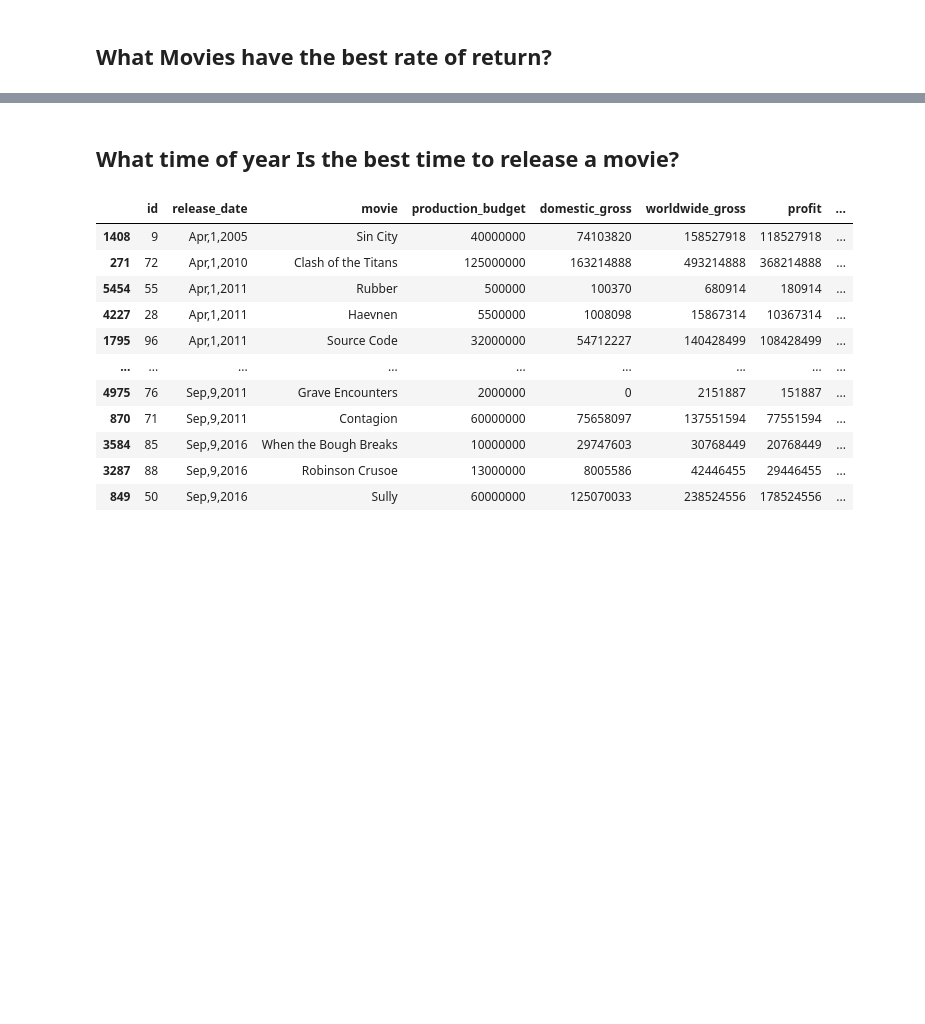
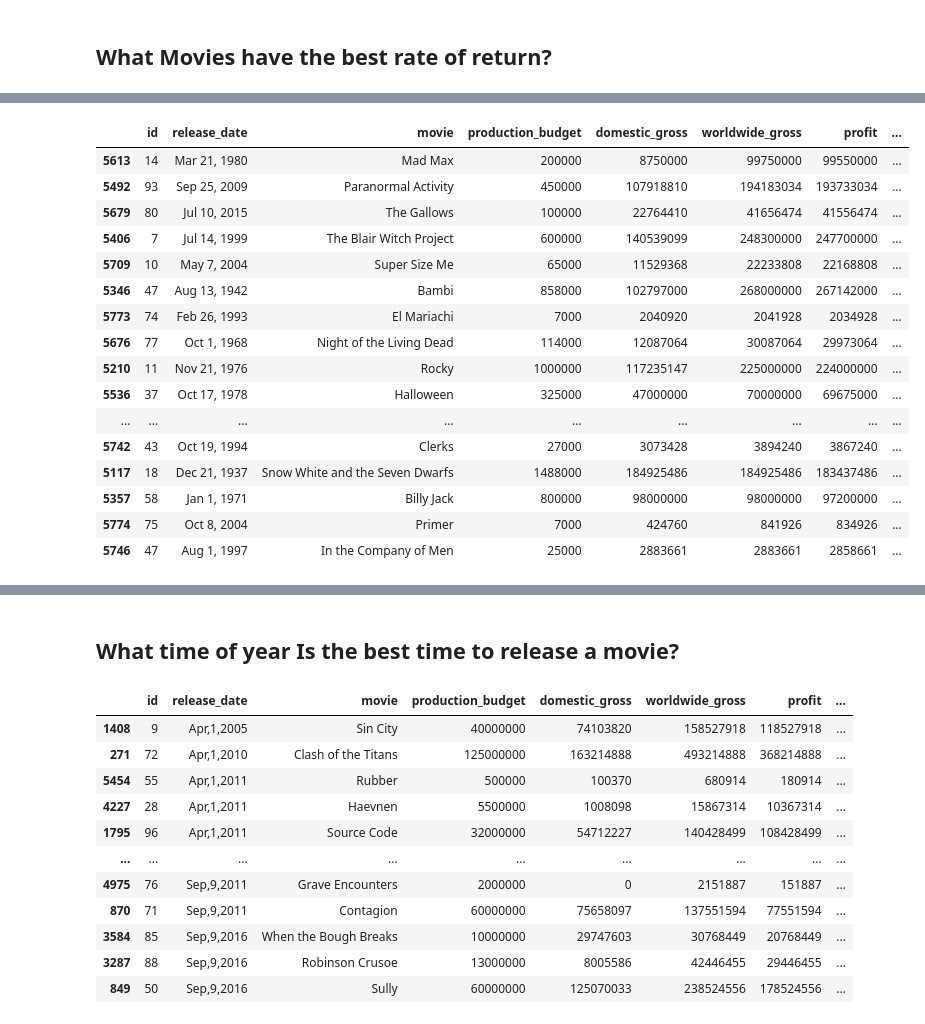
Before and after one commit to camdeman/MMA, a Jupyter notebook: Movies_Cameron.ipynb, the cells around one changed output, grey strips where cells are left out. Cells and saved outputs as stored; diff of their text form; code cells hidden in the pictures; blank space fills up the shorter version.

```diff
--- a/Movies_Cameron.ipynb
+++ b/Movies_Cameron.ipynb
@@ -248,0 +156,20 @@ df_return_rate.head(30)
+# %%
+top_20_rate_of_return
+# %% [output]
+|  | id | release_date | movie | production_budget | domestic_gross | worldwide_gross | profit | ... |
+| 5613 | 14 | Mar 21, 1980 | Mad Max | 200000 | 8750000 | 99750000 | 99550000 | ... |
+| 5492 | 93 | Sep 25, 2009 | Paranormal Activity | 450000 | 107918810 | 194183034 | 193733034 | ... |
+| 5679 | 80 | Jul 10, 2015 | The Gallows | 100000 | 22764410 | 41656474 | 41556474 | ... |
+| 5406 | 7 | Jul 14, 1999 | The Blair Witch Project | 600000 | 140539099 | 248300000 | 247700000 | ... |
+| 5709 | 10 | May 7, 2004 | Super Size Me | 65000 | 11529368 | 22233808 | 22168808 | ... |
+| 5346 | 47 | Aug 13, 1942 | Bambi | 858000 | 102797000 | 268000000 | 267142000 | ... |
+| 5773 | 74 | Feb 26, 1993 | El Mariachi | 7000 | 2040920 | 2041928 | 2034928 | ... |
+| 5676 | 77 | Oct 1, 1968 | Night of the Living Dead | 114000 | 12087064 | 30087064 | 29973064 | ... |
+| 5210 | 11 | Nov 21, 1976 | Rocky | 1000000 | 117235147 | 225000000 | 224000000 | ... |
+| 5536 | 37 | Oct 17, 1978 | Halloween | 325000 | 47000000 | 70000000 | 69675000 | ... |
+| ... | ... | ... | ... | ... | ... | ... | ... | ... |
+| 5742 | 43 | Oct 19, 1994 | Clerks | 27000 | 3073428 | 3894240 | 3867240 | ... |
+| 5117 | 18 | Dec 21, 1937 | Snow White and the Seven Dwarfs | 1488000 | 184925486 | 184925486 | 183437486 | ... |
+| 5357 | 58 | Jan 1, 1971 | Billy Jack | 800000 | 98000000 | 98000000 | 97200000 | ... |
+| 5774 | 75 | Oct 8, 2004 | Primer | 7000 | 424760 | 841926 | 834926 | ... |
+| 5746 | 47 | Aug 1, 1997 | In the Company of Men | 25000 | 2883661 | 2883661 | 2858661 | ... |
```
Also changed, not shown: parts of 10 cells of this notebook.
